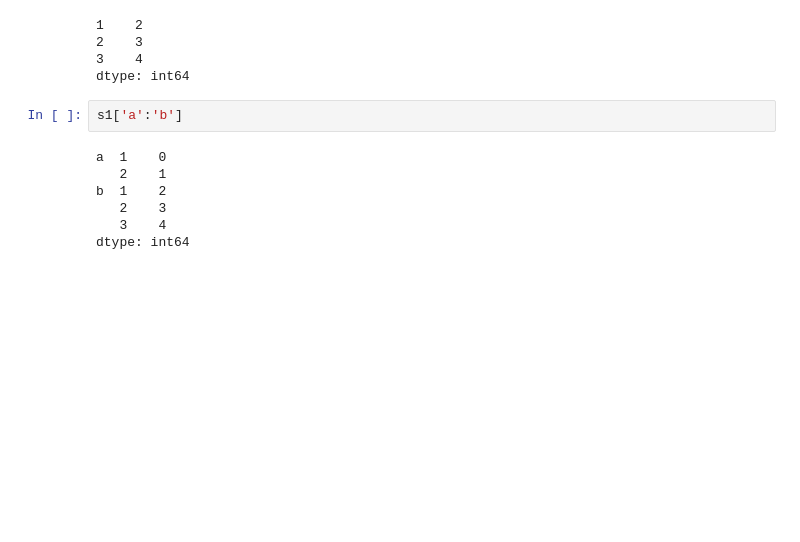
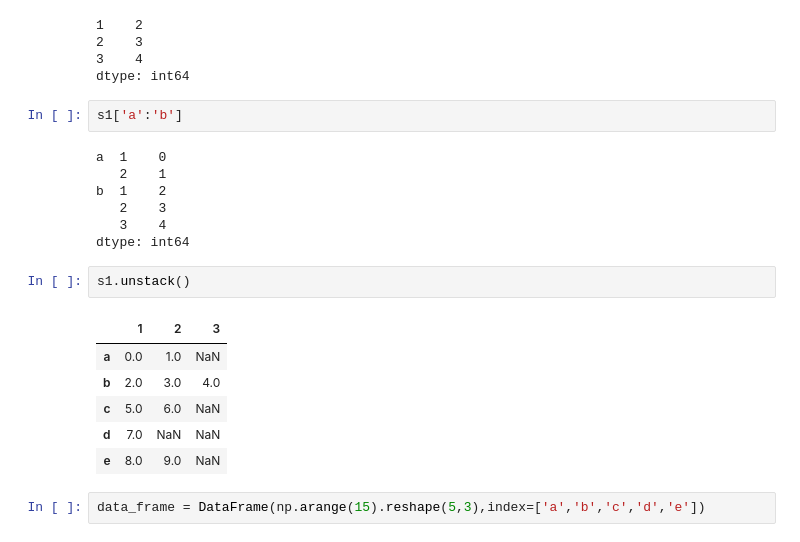
Before and after one commit to jenstem/data-analysis, a Jupyter notebook: Data Analysis/demo.ipynb, the cells around one changed output. Saved outputs shown, nothing was run; the diff lists cells and outputs as text; blank space fills up the shorter version.

Commit message:
Test unstack() + stack() methods to convert Series to DataFrame + back

```diff
--- a/Data Analysis/demo.ipynb
+++ b/Data Analysis/demo.ipynb
@@ -895,3 +895,14 @@ b  1    2
    2    3
    3    4
 dtype: int64
+# %%
+s1.unstack()
+# %% [output]
+|  | 1 | 2 | 3 |
+| a | 0.0 | 1.0 | NaN |
+| b | 2.0 | 3.0 | 4.0 |
+| c | 5.0 | 6.0 | NaN |
+| d | 7.0 | NaN | NaN |
+| e | 8.0 | 9.0 | NaN |
+# %%
+data_frame = DataFrame(np.arange(15).reshape(5,3),index=['a','b','c','d','e'])
```
Also changed, not shown: parts of 2 cells of this notebook.
